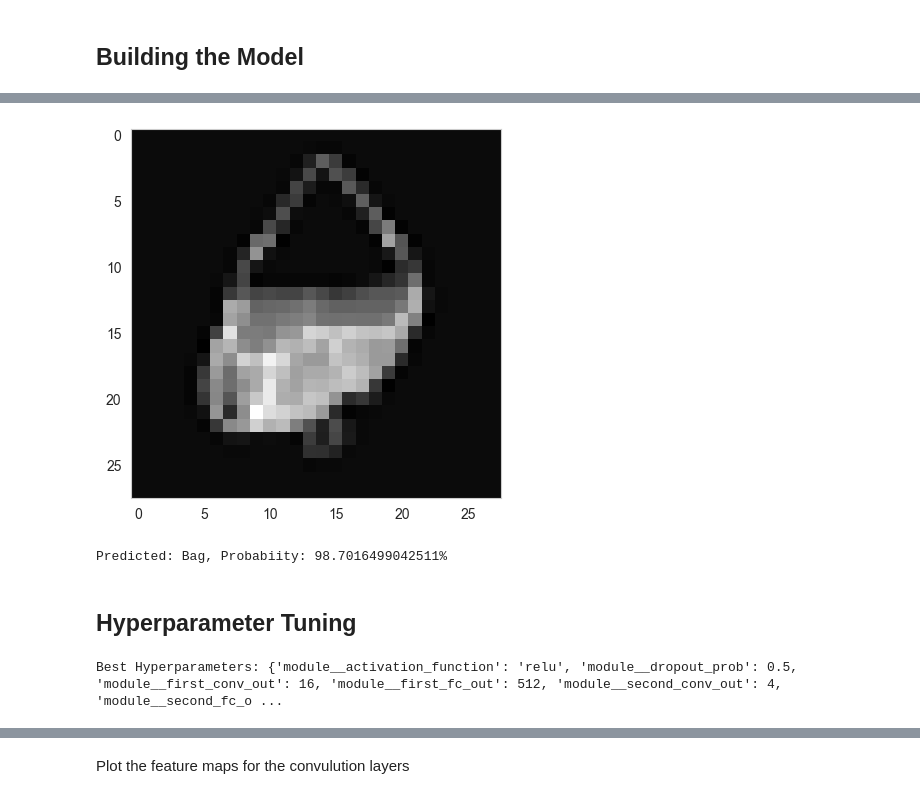
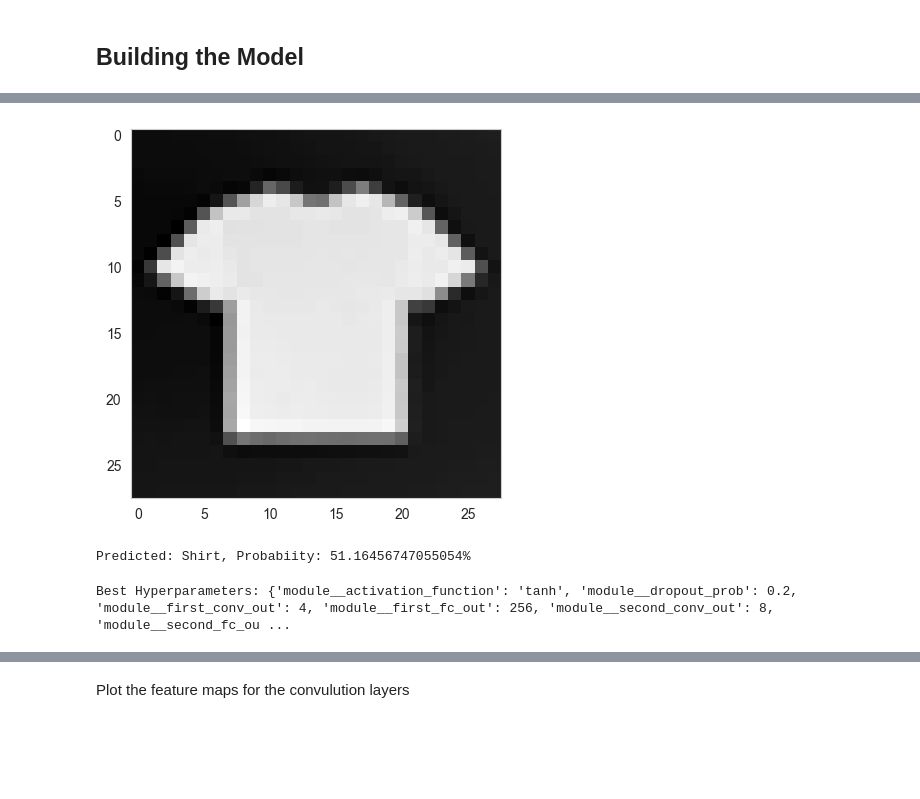
Before and after one commit to ParimiHarsha/FashionMNIST-Classification, a Jupyter notebook: FashionMNIST_classification.ipynb, the cells around one changed output, grey strips where cells are left out. Drawn from its saved outputs; the diff is of its cells as text; code cells hidden in the pictures; blank space fills up the shorter version.

```diff
--- a/FashionMNIST_classification.ipynb
+++ b/FashionMNIST_classification.ipynb
@@ -727,7 +572,3 @@ class CNN(nn.Module):
         out = self.fc3(out)
 
         return out
-# %%
-from torchsummary import summary
-model = CNN()
-summary(model, (1, 28,28), batch_size=100)
@@ -763,9 +586,11 @@ def validate(model, data):
     return correct * 100 / total
 # %%
 # training function
+
+# optimizer = torch.optim.Adam(model.parameters(), lr=learning_rate)
 def train(
-    model=CNN(),
-    epochs=1,
+    model = LenetCNN(),
+    epochs=25,
     learning_rate=1e-3,
     criterion=nn.CrossEntropyLoss(),
     device="cpu",
@@ -785,6 +610,7 @@ def train(
             loss.backward()
             optimizer.step()
 
+
         train_accuracy = float(validate(model, train_loader))
         train_accuracies.append(train_accuracy)
         test_accuracy = float(validate(model, test_loader))
@@ -799,25 +625,31 @@ def train(
             max_accuracy = test_accuracy
             print("Saving the best model with accuracy", test_accuracy)
 
+
     # Accuracy plots.
     plt.figure(figsize=(10, 7))
-    plt.plot(train_accuracies, color="green", linestyle="-", label="train accuracy")
-    plt.plot(test_accuracies, color="blue", linestyle="-", label="validataion accuracy")
-    plt.xlabel("Epochs")
-    plt.ylabel("Accuracy")
-    plt.title("CNN Accuracy vs Epochs")
+    plt.plot(
+        train_accuracies, color='green', linestyle='-',
+        label='train accuracy'
+    )
+    plt.plot(
+        test_accuracies, color='blue', linestyle='-',
+        label='validataion accuracy'
+    )
+    plt.xlabel('Epochs')
+    plt.ylabel('Accuracy')
     plt.legend()
 
     return best_model
 # %%
 # training the model and saving the best model
-date = datetime.now().date()
+timestamp = datetime.now()
 
-model = CNN()
+model = LenetCNN()
 learning_rate = 1e-3
 
-trained_model = train(model=model, epochs=40, learning_rate=learning_rate)
-model_path = "./saved_models/best_model_{}.pth".format(date)
-torch.save(trained_model, model_path)
+lenet_model = train(model=model, epochs=30, learning_rate=learning_rate)
+model_path = "./saved_models/best_model_{}.pth".format(timestamp)
+torch.save(lenet_model, model_path)
 # %% [output]
 Epoch :  1
@@ -917,6 +707,6 @@ Text(0.5, 1.0, 'Confusion Matrix for the CNN Classifier')
 # %%
 # Testing on out of sample dataset
-path = "https://encrypted-tbn0.gstatic.com/images?q=tbn:ANd9GcR20SdRy4SKbY8LWQAN8J-H5C_q54RGRfidcYMoOuLKcg&s"  # We can use any other image link here
+path = "https://www.mrporter.com/variants/images/3633577411310824/in/w2000_q60.jpg"  # We can use any other image link here
 
 
 def out_of_sample_image_transformer(path):
@@ -927,44 +717,45 @@ def out_of_sample_image_transformer(path):
         x = (255 - np.expand_dims(np.array(image), -1)) / 255.0
     return x
 
 
 def out_of_sample_validation(image, model, device=device):
     with torch.no_grad():
         pred = model(torch.unsqueeze(transform(image), axis=1).float().to(device))
         return F.softmax(pred, dim=1).cpu().numpy()
 
 
 # Displaying the image
 def displaying_out_of_sample_image_from_path(path):
     r = requests.get(path)
     with BytesIO(r.content) as f:
         image = Image.open(f).convert(mode="L")
         image = image.resize((28, 28))
         x = (255 - np.expand_dims(np.array(image), -1)) / 255.0
     plt.imshow(x.squeeze(-1), cmap="gray")
     plt.show()
 
 
 displaying_out_of_sample_image_from_path(path)
 
 # Predicting the out-of-sample image
 transformed_image = out_of_sample_image_transformer(path)
-out_of_sample_pred = out_of_sample_validation(transformed_image, trained_model, device)
+out_of_sample_pred = out_of_sample_validation(
+    transformed_image, lenet_model, device
+)  # Add this to the out_of_sample function above #TODO
 pred_id = np.argmax(out_of_sample_pred)
 print(
     f"Predicted: {label_mapping[pred_id]}, Probabiity: {out_of_sample_pred[0][pred_id]*100}%"
 )
 # %% [output]
-[figure, old version]
+[figure, new version]
-Predicted: Bag, Probabiity: 98.7016499042511%
+Predicted: Shirt, Probabiity: 51.16456747055054%
-# %% [markdown]
-## Hyperparameter Tuning
 # %%
 # Hyperparameter tuning
 # Define hyperparameters for grid search
 param_grid = {
     "module__first_conv_out": [4, 8, 16, 32],
     "module__second_conv_out": [4, 8, 16, 32],
+    # 'module__kernel_size': [3, 5, 7],
     "module__first_fc_out": [128, 256, 512],
     "module__second_fc_out": [128, 256, 512],
     "module__dropout_prob": [0.2, 0.3, 0.4, 0.5],
@@ -973,10 +764,9 @@ param_grid = {
 
 # Define the Skorch wrapper
 model = NeuralNetClassifier(
-    CNN,
+    LenetCNN,
     criterion=nn.CrossEntropyLoss,
     optimizer=torch.optim.Adam,
-    max_epochs=20,
     verbose=False,
     train_split=None,
 )
@@ -992,6 +782,6 @@ grid_search.fit(samples, labels)
 best_params = grid_search.best_params_
 print("Best Hyperparameters:", best_params)
 # %% [output]
-Best Hyperparameters: {'module__activation_function': 'relu', 'module__dropout_prob': 0.5, 'module__first_conv_out': 16, 'module__first_fc_out': 512, 'module__second_conv_out': 4, 'module__second_fc_o ...
+Best Hyperparameters: {'module__activation_function': 'tanh', 'module__dropout_prob': 0.2, 'module__first_conv_out': 4, 'module__first_fc_out': 256, 'module__second_conv_out': 8, 'module__second_fc_ou ...
 # %%
 # Train the model with the best hyperparameters
```
Also changed, not shown: parts of 64 cells of this notebook, 24 other files.
